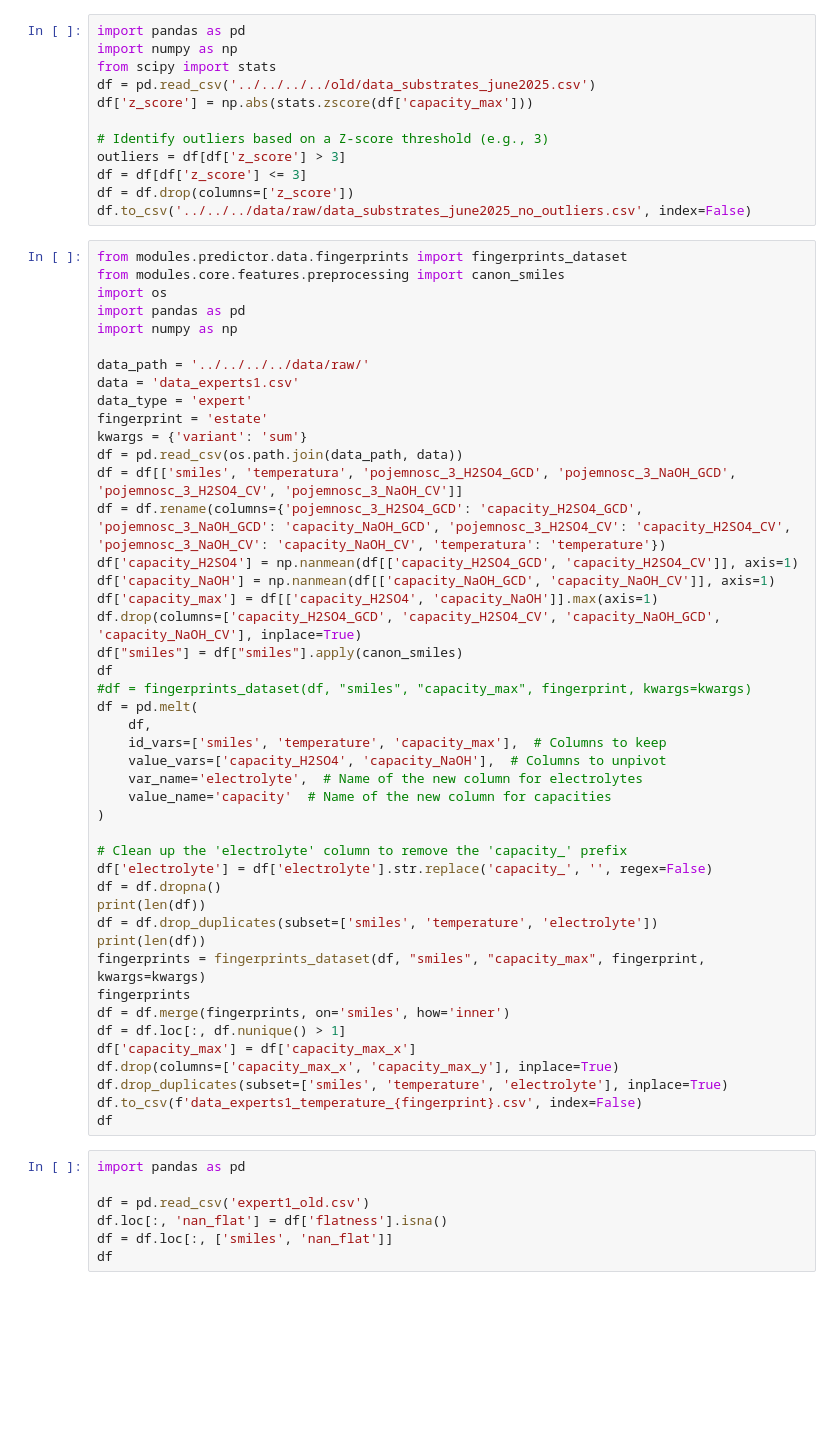
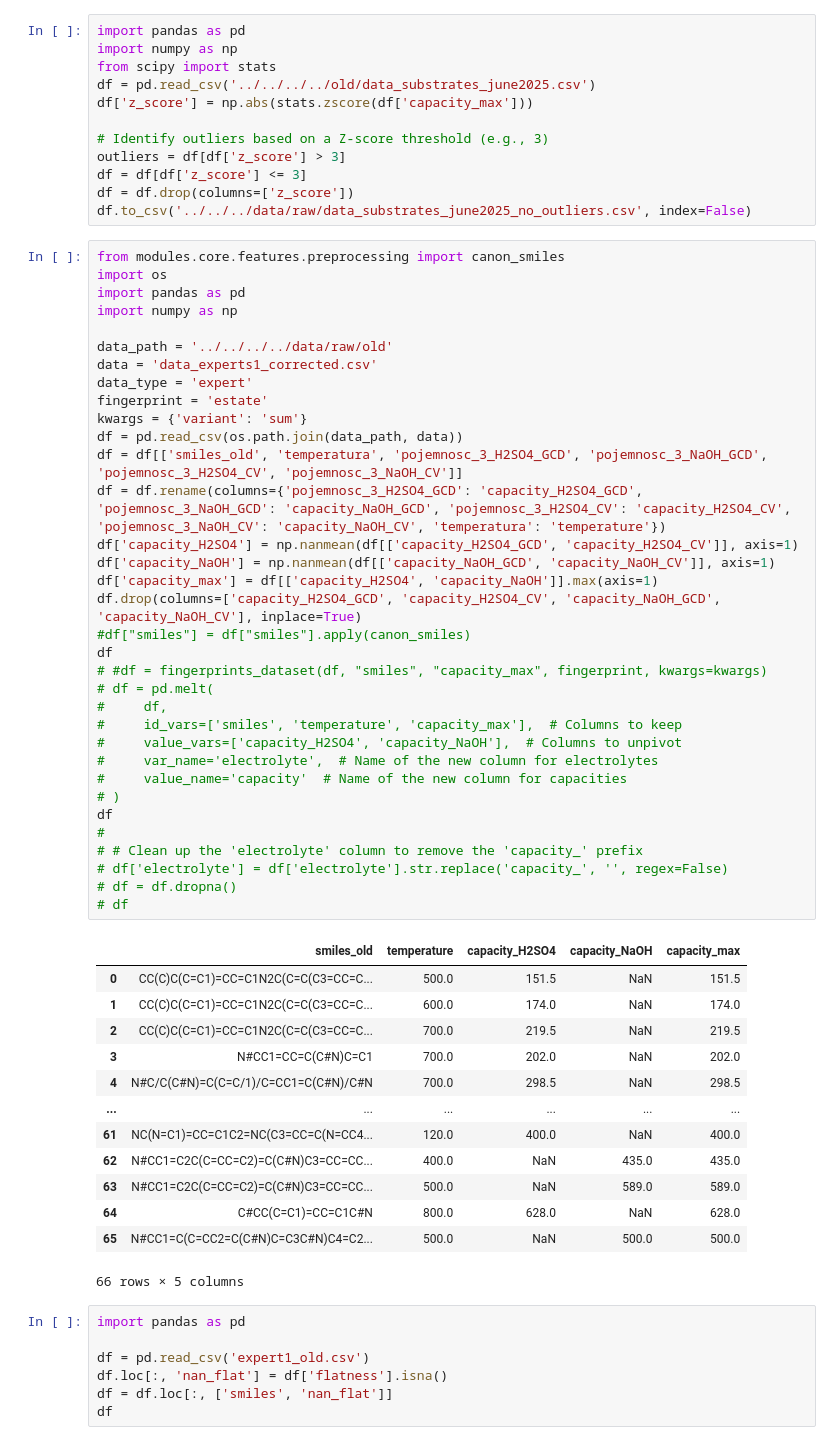
Before and after one commit to wtaisner/battery-rangers, a Jupyter notebook: modules/predictor/notebooks/old/data_exploration_and_check.ipynb, the cells around one changed output. Cells and saved outputs as stored; diff of their text form; blank space fills up the shorter version.

```diff
--- a/modules/predictor/notebooks/old/data_exploration_and_check.ipynb
+++ b/modules/predictor/notebooks/old/data_exploration_and_check.ipynb
@@ -48,50 +48,53 @@ df = df[df['z_score'] <= 3]
 df = df.drop(columns=['z_score'])
 df.to_csv('../../../data/raw/data_substrates_june2025_no_outliers.csv', index=False)
 # %%
-from modules.predictor.data.fingerprints import fingerprints_dataset
 from modules.core.features.preprocessing import canon_smiles
 import os
 import pandas as pd
 import numpy as np
 
-data_path = '../../../../data/raw/'
-data = 'data_experts1.csv'
+data_path = '../../../../data/raw/old'
+data = 'data_experts1_corrected.csv'
 data_type = 'expert'
 fingerprint = 'estate'
 kwargs = {'variant': 'sum'}
 df = pd.read_csv(os.path.join(data_path, data))
-df = df[['smiles', 'temperatura', 'pojemnosc_3_H2SO4_GCD', 'pojemnosc_3_NaOH_GCD', 'pojemnosc_3_H2SO4_CV', 'pojemnosc_3_NaOH_CV']]
+df = df[['smiles_old', 'temperatura', 'pojemnosc_3_H2SO4_GCD', 'pojemnosc_3_NaOH_GCD', 'pojemnosc_3_H2SO4_CV', 'pojemnosc_3_NaOH_CV']]
 df = df.rename(columns={'pojemnosc_3_H2SO4_GCD': 'capacity_H2SO4_GCD', 'pojemnosc_3_NaOH_GCD': 'capacity_NaOH_GCD', 'pojemnosc_3_H2SO4_CV': 'capacity_H2SO4_CV', 'pojemnosc_3_NaOH_CV': 'capacity_NaOH_CV', 'temperatura': 'temperature'})
 df['capacity_H2SO4'] = np.nanmean(df[['capacity_H2SO4_GCD', 'capacity_H2SO4_CV']], axis=1)
 df['capacity_NaOH'] = np.nanmean(df[['capacity_NaOH_GCD', 'capacity_NaOH_CV']], axis=1)
 df['capacity_max'] = df[['capacity_H2SO4', 'capacity_NaOH']].max(axis=1)
 df.drop(columns=['capacity_H2SO4_GCD', 'capacity_H2SO4_CV', 'capacity_NaOH_GCD', 'capacity_NaOH_CV'], inplace=True)
-df["smiles"] = df["smiles"].apply(canon_smiles)
+#df["smiles"] = df["smiles"].apply(canon_smiles)
 df
-#df = fingerprints_dataset(df, "smiles", "capacity_max", fingerprint, kwargs=kwargs)
-df = pd.melt(
-    df,
-    id_vars=['smiles', 'temperature', 'capacity_max'],  # Columns to keep
-    value_vars=['capacity_H2SO4', 'capacity_NaOH'],  # Columns to unpivot
-    var_name='electrolyte',  # Name of the new column for electrolytes
-    value_name='capacity'  # Name of the new column for capacities
-)
-
-# Clean up the 'electrolyte' column to remove the 'capacity_' prefix
-df['electrolyte'] = df['electrolyte'].str.replace('capacity_', '', regex=False)
-df = df.dropna()
-print(len(df))
-df = df.drop_duplicates(subset=['smiles', 'temperature', 'electrolyte'])
-print(len(df))
-fingerprints = fingerprints_dataset(df, "smiles", "capacity_max", fingerprint, kwargs=kwargs)
-fingerprints
-df = df.merge(fingerprints, on='smiles', how='inner')
-df = df.loc[:, df.nunique() > 1]
-df['capacity_max'] = df['capacity_max_x']
-df.drop(columns=['capacity_max_x', 'capacity_max_y'], inplace=True)
-df.drop_duplicates(subset=['smiles', 'temperature', 'electrolyte'], inplace=True)
-df.to_csv(f'data_experts1_temperature_{fingerprint}.csv', index=False)
+# #df = fingerprints_dataset(df, "smiles", "capacity_max", fingerprint, kwargs=kwargs)
+# df = pd.melt(
+#     df,
+#     id_vars=['smiles', 'temperature', 'capacity_max'],  # Columns to keep
+#     value_vars=['capacity_H2SO4', 'capacity_NaOH'],  # Columns to unpivot
+#     var_name='electrolyte',  # Name of the new column for electrolytes
+#     value_name='capacity'  # Name of the new column for capacities
+# )
 df
+#
+# # Clean up the 'electrolyte' column to remove the 'capacity_' prefix
+# df['electrolyte'] = df['electrolyte'].str.replace('capacity_', '', regex=False)
+# df = df.dropna()
+# df
+# %% [output]
+|  | smiles_old | temperature | capacity_H2SO4 | capacity_NaOH | capacity_max |
+| 0 | CC(C)C(C=C1)=CC=C1N2C(C=C(C3=CC=C... | 500.0 | 151.5 | NaN | 151.5 |
+| 1 | CC(C)C(C=C1)=CC=C1N2C(C=C(C3=CC=C... | 600.0 | 174.0 | NaN | 174.0 |
+| 2 | CC(C)C(C=C1)=CC=C1N2C(C=C(C3=CC=C... | 700.0 | 219.5 | NaN | 219.5 |
+| 3 | N#CC1=CC=C(C#N)C=C1 | 700.0 | 202.0 | NaN | 202.0 |
+| 4 | N#C/C(C#N)=C(C=C/1)/C=CC1=C(C#N)/C#N | 700.0 | 298.5 | NaN | 298.5 |
+| ... | ... | ... | ... | ... | ... |
+| 61 | NC(N=C1)=CC=C1C2=NC(C3=CC=C(N=CC4... | 120.0 | 400.0 | NaN | 400.0 |
+| 62 | N#CC1=C2C(C=CC=C2)=C(C#N)C3=CC=CC... | 400.0 | NaN | 435.0 | 435.0 |
+| 63 | N#CC1=C2C(C=CC=C2)=C(C#N)C3=CC=CC... | 500.0 | NaN | 589.0 | 589.0 |
+| 64 | C#CC(C=C1)=CC=C1C#N | 800.0 | 628.0 | NaN | 628.0 |
+| 65 | N#CC1=C(C=CC2=C(C#N)C=C3C#N)C4=C2... | 500.0 | NaN | 500.0 | 500.0 |
+66 rows × 5 columns
 # %%
 import pandas as pd
 
```
Also changed, not shown: 17 other files.
